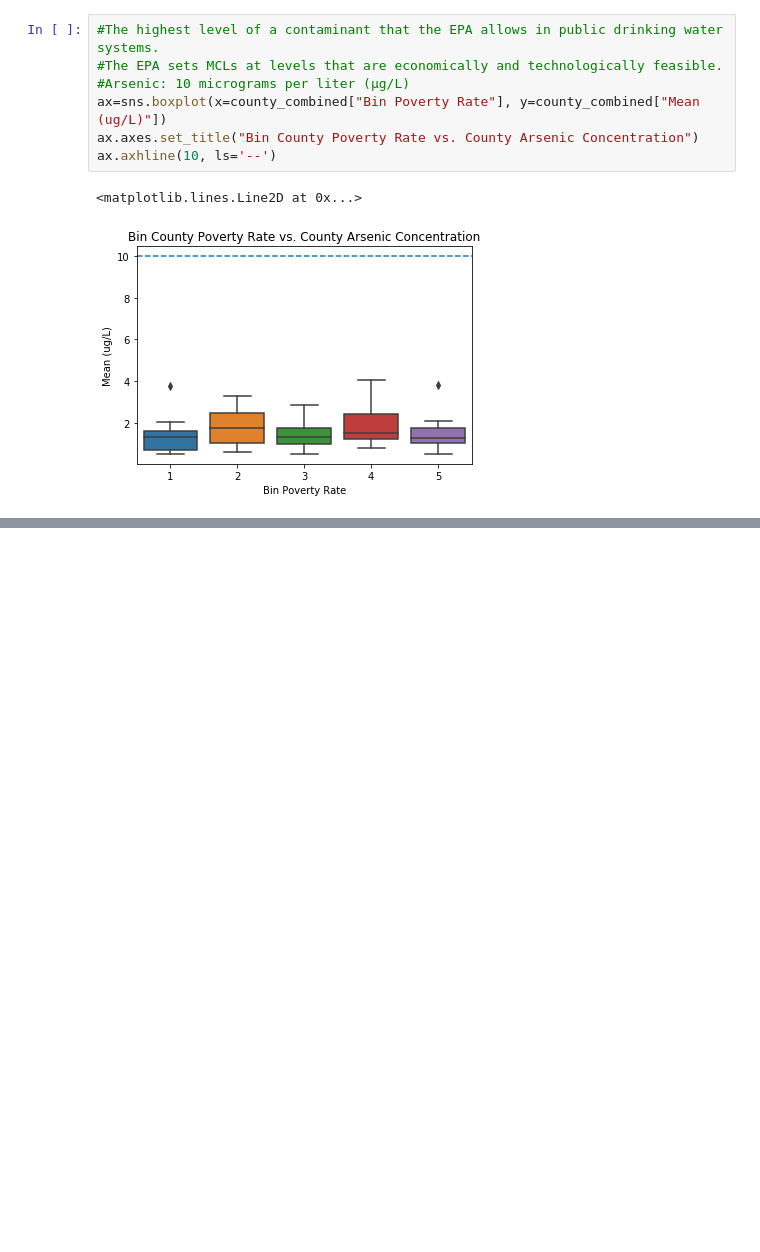
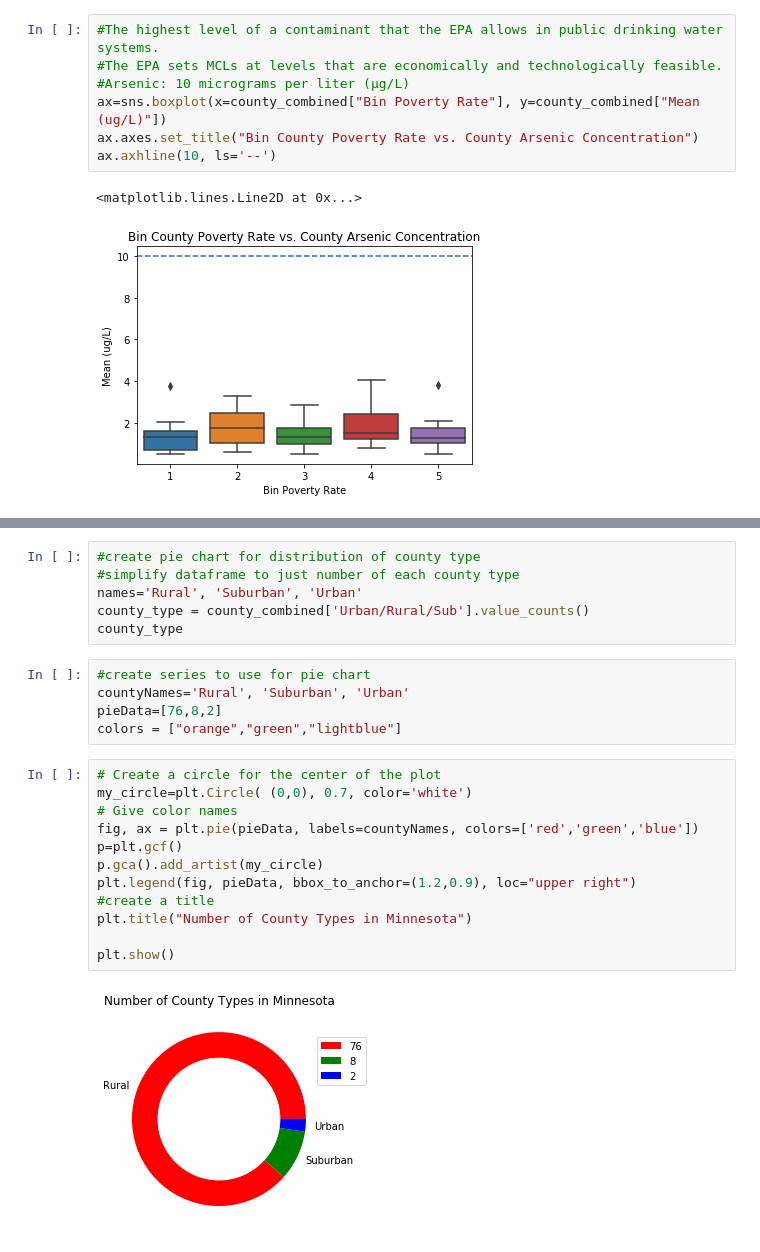
Before and after one commit to bkaczmarczik28/MN-Drinking-Water-Quality, a Jupyter notebook: PovertyByCounty-arsenic.ipynb, the cells around one changed output, grey strips where cells are left out. Saved outputs shown, nothing was run; the diff lists cells and outputs as text; blank space fills up the shorter version.

```diff
--- a/PovertyByCounty-arsenic.ipynb
+++ b/PovertyByCounty-arsenic.ipynb
@@ -410,0 +428,25 @@ Correlation between Poverty Rate % vs. Arsenic Mean (ug/L):
+# %%
+#create pie chart for distribution of county type
+#simplify dataframe to just number of each county type
+names='Rural', 'Suburban', 'Urban'
+county_type = county_combined['Urban/Rural/Sub'].value_counts()
+county_type
+# %%
+#create series to use for pie chart
+countyNames='Rural', 'Suburban', 'Urban'
+pieData=[76,8,2]
+colors = ["orange","green","lightblue"]
+# %%
+# Create a circle for the center of the plot
+my_circle=plt.Circle( (0,0), 0.7, color='white')
+# Give color names
+fig, ax = plt.pie(pieData, labels=countyNames, colors=['red','green','blue'])
+p=plt.gcf()
+p.gca().add_artist(my_circle)
+plt.legend(fig, pieData, bbox_to_anchor=(1.2,0.9), loc="upper right")
+#create a title
+plt.title("Number of County Types in Minnesota")
+
+plt.show()
+# %% [output]
+[figure, added]
```
Also changed, not shown: parts of 4 cells of this notebook, 5 other files.
